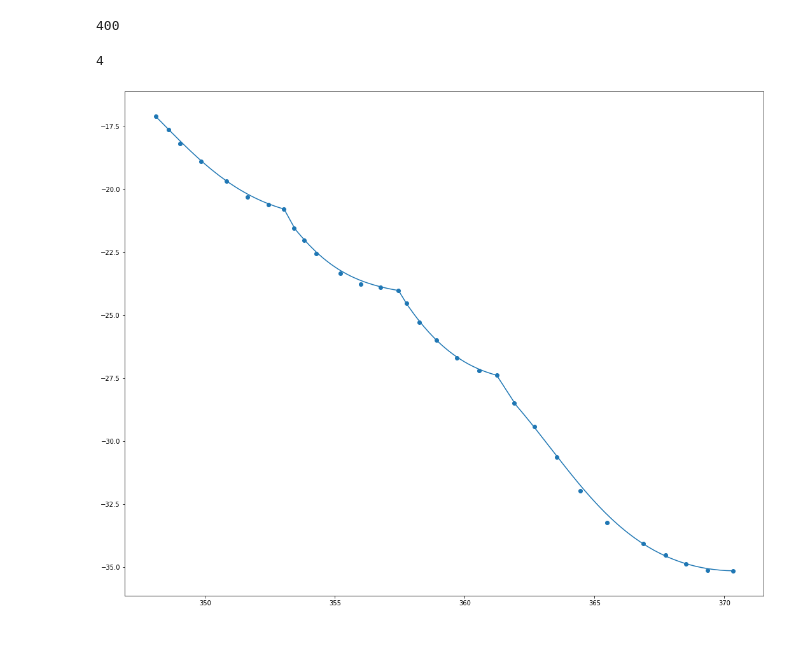
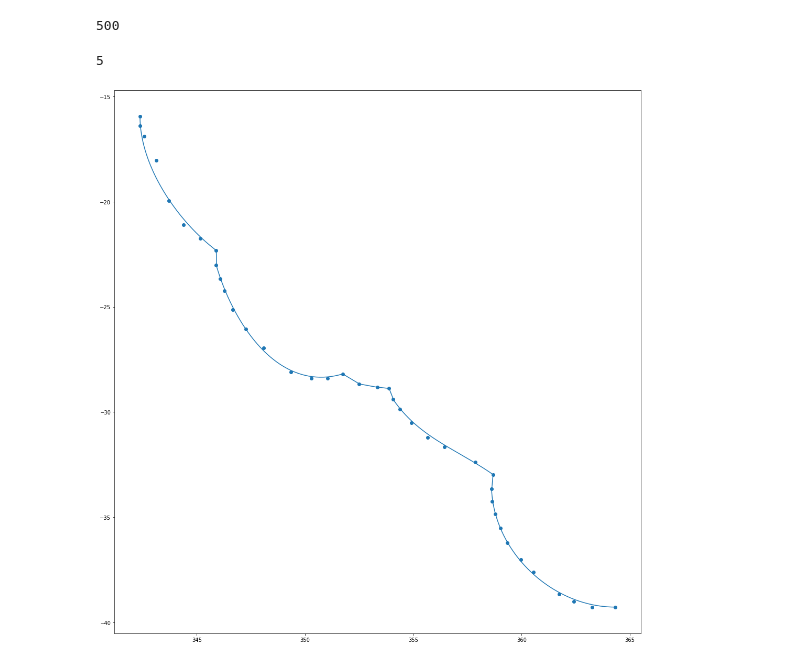
Before and after one commit to ssajous/europa-cycloids, a Jupyter notebook: src/Arc Fitting.ipynb, the cells around one changed output. Saved outputs shown, nothing was run; the diff lists cells and outputs as text; code cells hidden in the pictures.

Commit message:
smoothed mira

```diff
--- a/src/Arc Fitting.ipynb
+++ b/src/Arc Fitting.ipynb
@@ -20,39 +20,39 @@ def convertLonRaw(lon):
 
 convertLon = np.vectorize(convertLonRaw)
 # %%
-current = 'odessa'
+current = 'mira'
 
 arcPoints = cycloids[current].arcs[0]
 arc = cycloids[current].curve
 
-# arc = fitting.createCycloidBezier(cycloids[current].arcs, maxError=0.055)
+# arc = fitting.createCycloidBezier(cycloids[current].arcs, maxError=0.107)
 
 allPoints = pd.DataFrame(np.vstack(cycloids[current].arcs), columns=['lon', 'lat'])
 
 
 arc['lon'] = convertLon(arc['lon'])
 allPoints['lon'] = convertLon(allPoints['lon'])
 
 # arc = fitting.createCycloidBezier(cycloids[current].arcs, maxError=0.0575)
 
 lonRange = arc['lon'].max() - arc['lon'].min()
 latRange = arc['lat'].max() - arc['lat'].min()
 
 ratio = latRange / lonRange
 
 
 plt.figure(figsize=(18,18*ratio))
 # plt.figure(figsize=(18,4))
 plt.plot(arc['lon'], arc['lat'])
 plt.scatter(allPoints['lon'], allPoints['lat'])
 
 
 display(len(arc))
 display(len(cycloids[current].arcs))
 # %% [output]
-400
+500
-4
+5
-[figure, old version]
+[figure, new version]
 # %%
 
 for i in range(len(cycloids[current].arcs)):
```
Also changed, not shown: parts of 1 cell of this notebook, 1 other file.
